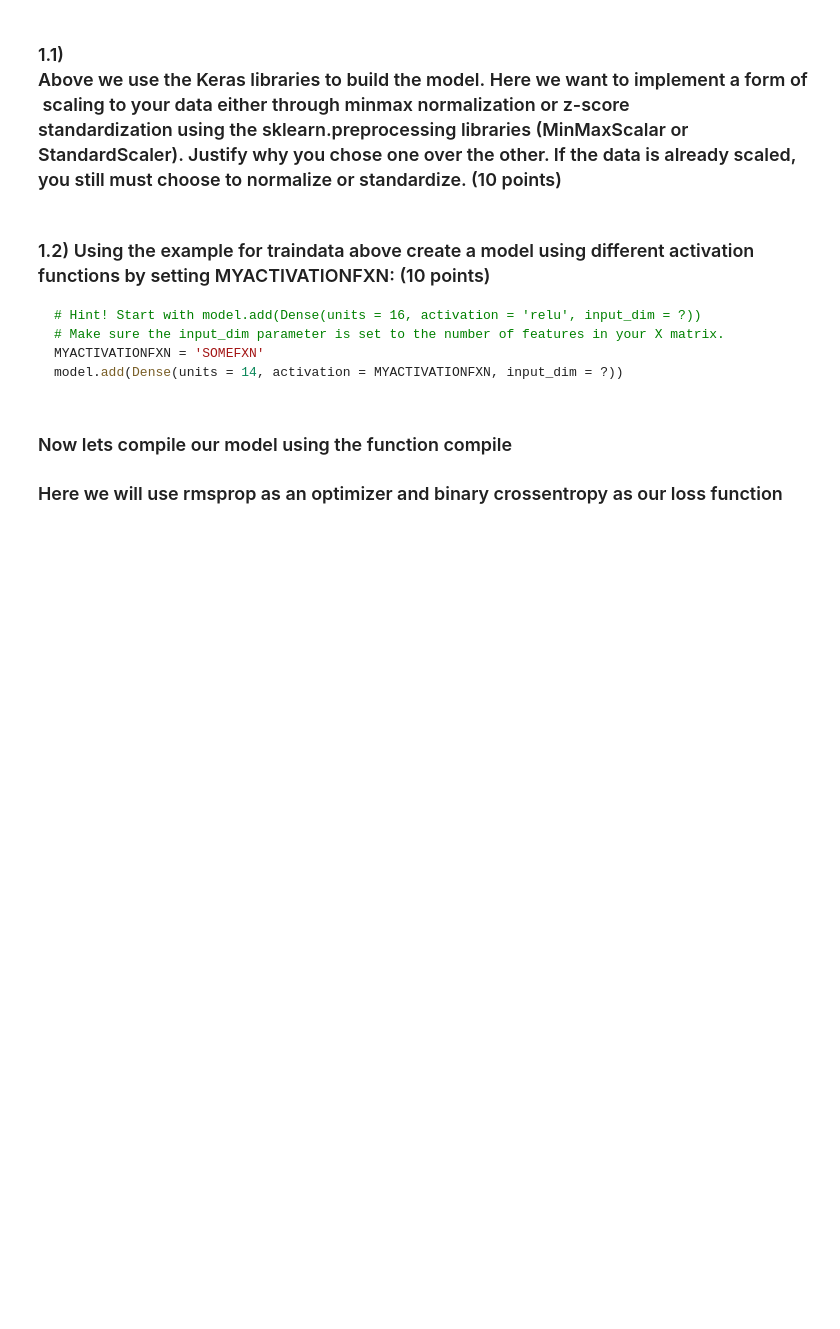
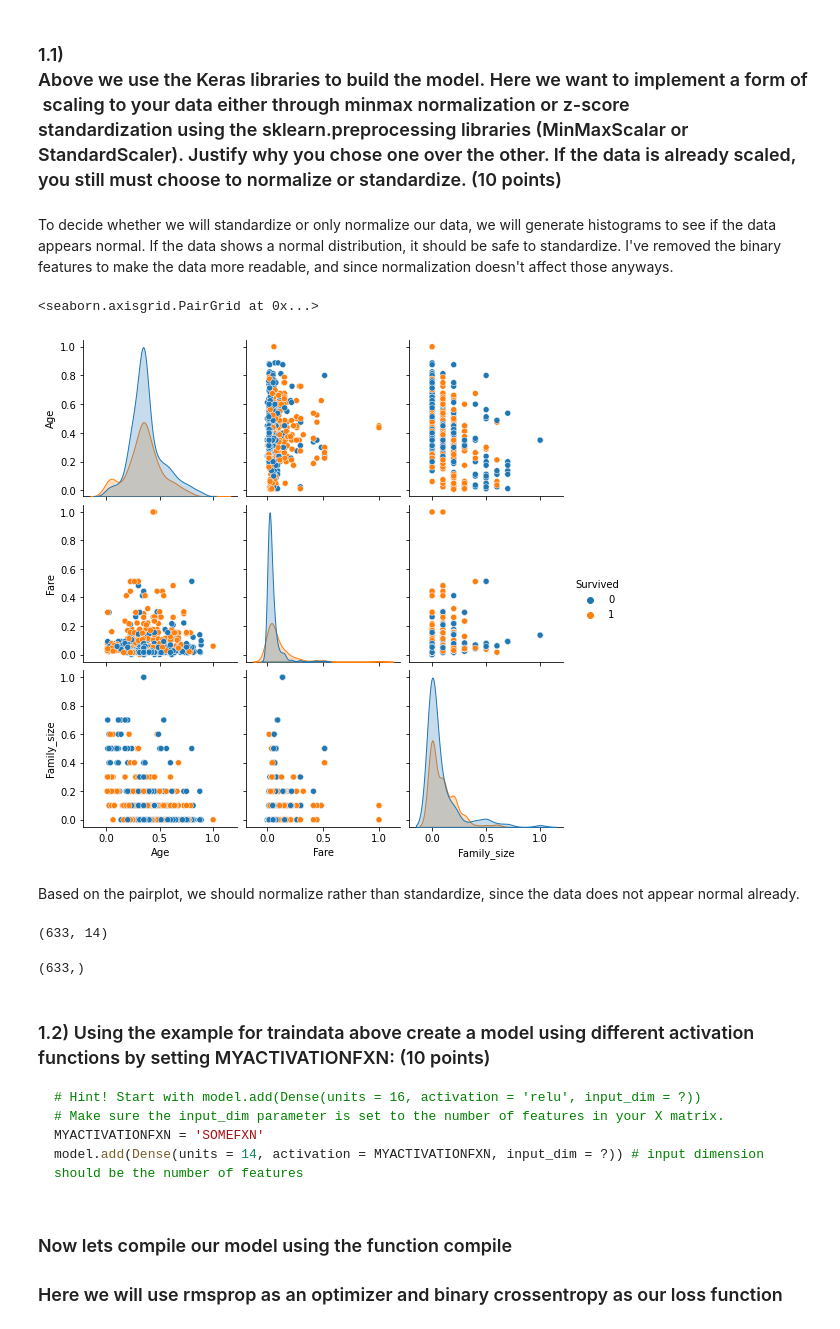
Before and after one commit to stack-dylan/intro-ml-hw, a Jupyter notebook: HW2/HW2_Artificial_Neural_Network.ipynb, the cells around one changed output. Saved outputs shown, nothing was run; the diff lists cells and outputs as text; code cells hidden in the pictures; blank space fills up the shorter version.

````diff
--- a/HW2/HW2_Artificial_Neural_Network.ipynb
+++ b/HW2/HW2_Artificial_Neural_Network.ipynb
@@ -753,2 +801,4 @@ sns.pairplot(X)
 # %% [markdown]
 ### 1.1) Above we use the Keras libraries to build the model. Here we want to implement a form of scaling to your data either through minmax normalization or z-score standardization using the sklearn.preprocessing libraries (MinMaxScalar or StandardScaler). Justify why you chose one over the other. If the data is already scaled, you still must choose to normalize or standardize. (10 points)
+# %% [markdown]
+To decide whether we will standardize or only normalize our data, we will generate histograms to see if the data appears normal. If the data shows a normal distribution, it should be safe to standardize. I've removed the binary features to make the data more readable, and since normalization doesn't affect those anyways.
@@ -754,0 +807,13 @@ sns.pairplot(X)
+# %%
+# df.drop(labels=['Unnamed:0', 'PassengerId', 'Sex', 'Pclass_1', 'Pclass_2', 'Pclass_3', 'Title_1', 'Title_2', 'Title_3', 'Title_4', 'Emb_1', 'Emb_2', 'Emb_3'])
+onlyContinuous = df.drop(labels=['Unnamed: 0', 'PassengerId',
+                'Sex', 'Pclass_1','Pclass_2','Pclass_3',
+                'Title_1', 'Title_2', 'Title_3', 'Title_4',
+                'Emb_1', 'Emb_2', 'Emb_3'], axis=1)
+# %%
+sns.pairplot(onlyContinuous, hue='Survived')
+# %% [output]
+<seaborn.axisgrid.PairGrid at 0x...>
+[figure, added]
+# %% [markdown]
+Based on the pairplot, we should normalize rather than standardize, since the data does not appear normal already.
@@ -755,3 +825,10 @@ sns.pairplot(X)
+# %%
+X_train, X_test, y_train, y_test = train_test_split(X, y, test_size=0.2, random_state=21)
+display(X_train.shape)
+display(y_train.shape)
+# %% [output]
+(633, 14)
+(633,)
 # %% [markdown]
 ### 1.2) Using the example for traindata above create a model using different activation functions by setting MYACTIVATIONFXN: (10 points)
 
@@ -759,5 +836,5 @@ sns.pairplot(X)
 # Hint! Start with model.add(Dense(units = 16, activation = 'relu', input_dim = ?))
 # Make sure the input_dim parameter is set to the number of features in your X matrix.
 MYACTIVATIONFXN = 'SOMEFXN'
-model.add(Dense(units = 14, activation = MYACTIVATIONFXN, input_dim = ?))
+model.add(Dense(units = 14, activation = MYACTIVATIONFXN, input_dim = ?)) # input dimension should be the number of features
 ```
````
Also changed, not shown: parts of 82 cells of this notebook, 10 other files.
